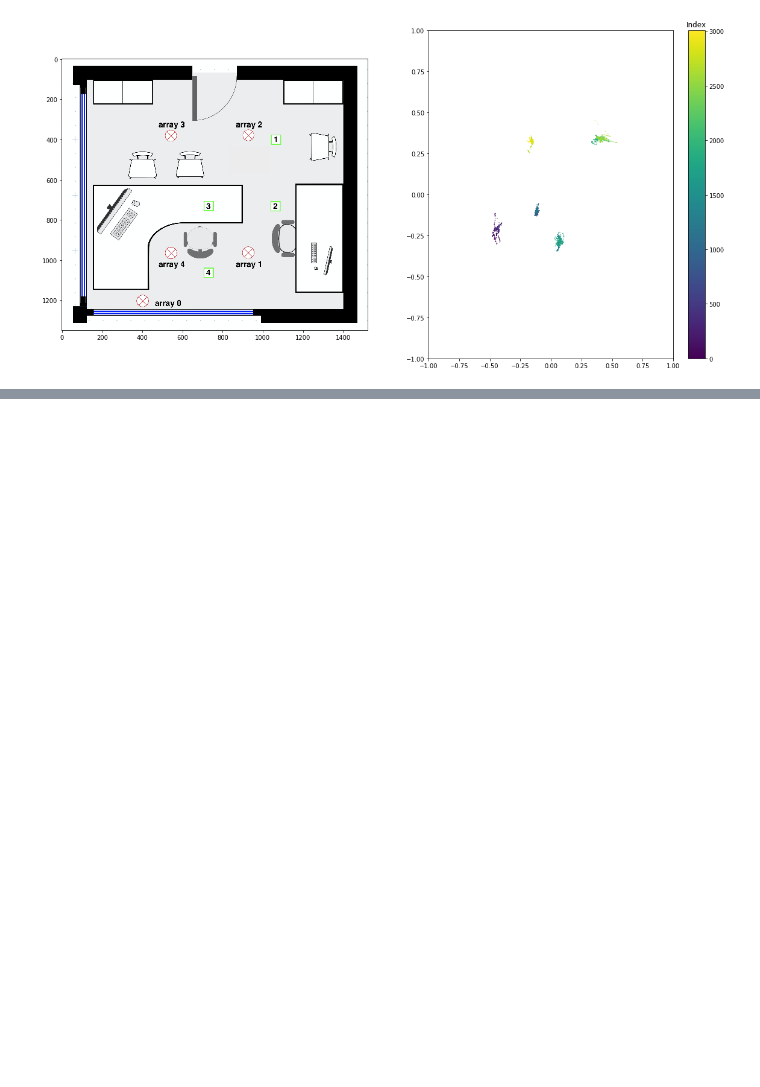
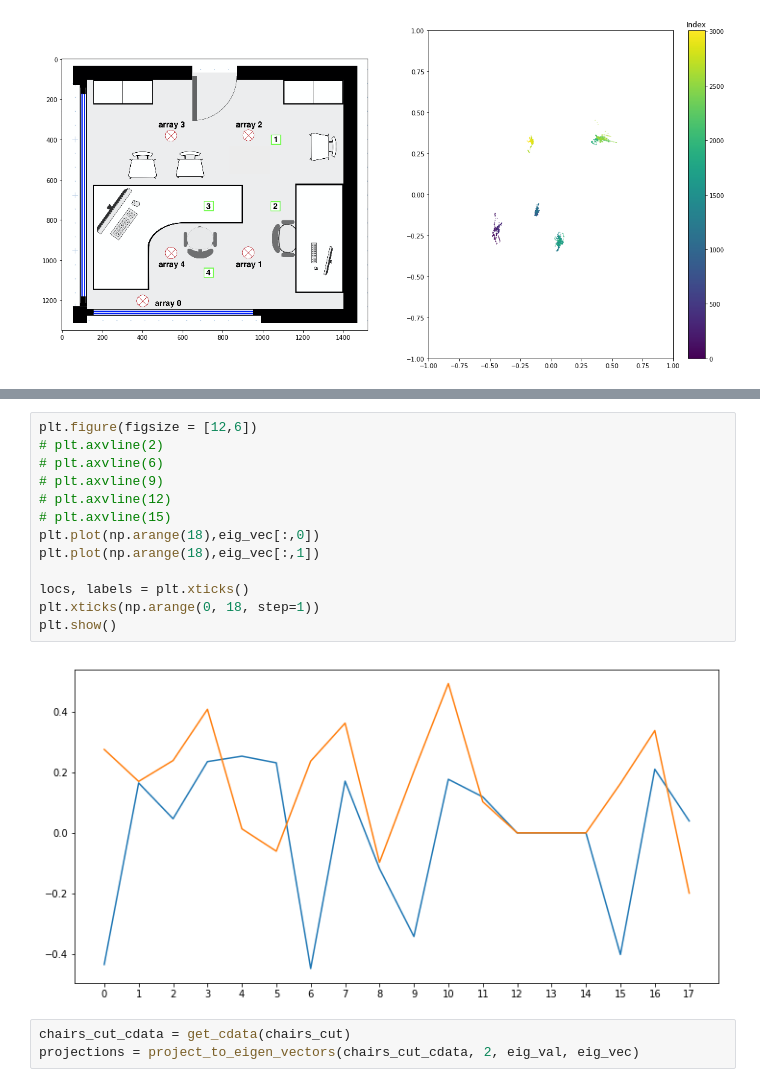
Before and after one commit to ArdelAlegre1/SoundMapping, a Jupyter notebook: Analysis/notebooks/SPE_1230-data_stitching.ipynb, the cells around one changed output, grey strips where cells are left out. Saved outputs shown, nothing was run; the diff lists cells and outputs as text; blank space fills up the shorter version.

```diff
--- a/Analysis/notebooks/SPE_1230-data_stitching.ipynb
+++ b/Analysis/notebooks/SPE_1230-data_stitching.ipynb
@@ -163,0 +205,18 @@ plt.show()
+# %%
+plt.figure(figsize = [12,6])
+# plt.axvline(2)
+# plt.axvline(6)
+# plt.axvline(9)
+# plt.axvline(12)
+# plt.axvline(15)
+plt.plot(np.arange(18),eig_vec[:,0])
+plt.plot(np.arange(18),eig_vec[:,1])
+
+locs, labels = plt.xticks()
+plt.xticks(np.arange(0, 18, step=1))
+plt.show()
+# %% [output]
+[figure, added]
+# %%
+chairs_cut_cdata = get_cdata(chairs_cut)
+projections = project_to_eigen_vectors(chairs_cut_cdata, 2, eig_val, eig_vec)
```
Also changed, not shown: parts of 9 cells of this notebook, 3 other files.
